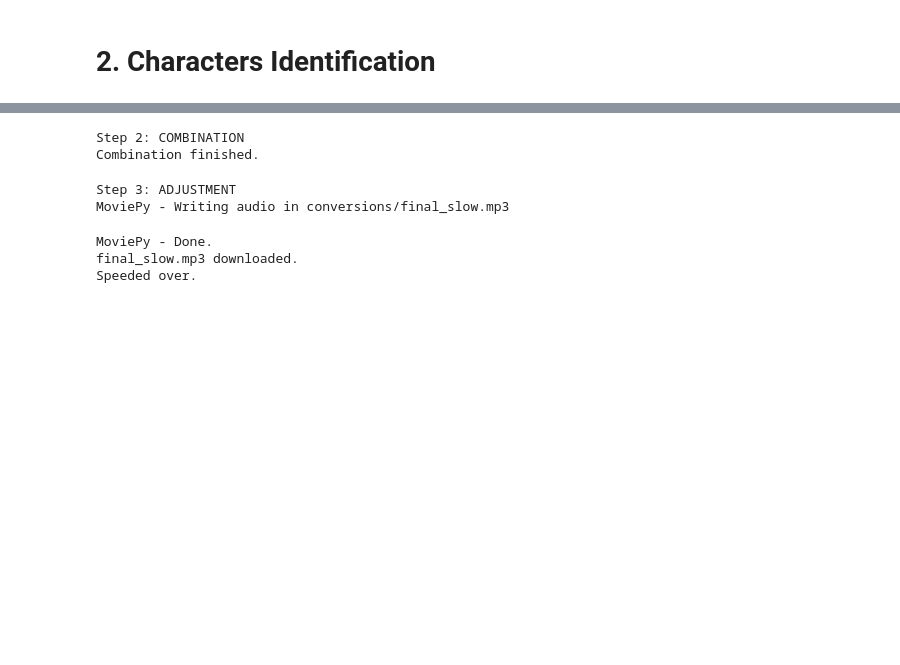
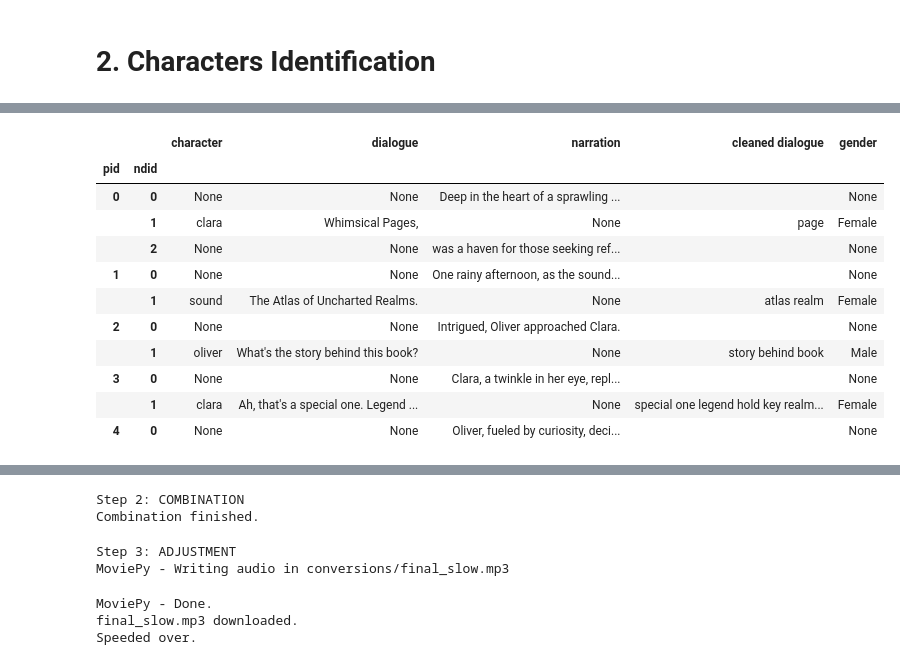
Before and after one commit to ArpanMahatra1999/AI-Storytelling, a Jupyter notebook: main.ipynb, the cells around one changed output, grey strips where cells are left out. Drawn from its saved outputs; the diff is of its cells as text; code cells hidden in the pictures; blank space fills up the shorter version.

```diff
--- a/main.ipynb
+++ b/main.ipynb
@@ -209,0 +306,29 @@ df_characters.head(10)
+# %%
+# creating sparse matrix for transformed values and array
+sparse_matrix = loaded_cv.transform(df_lines['cleaned dialogue'])
+sparse_matrix_array = sparse_matrix.toarray()
+# %%
+# loading gender model
+loaded_model = joblib.load('attributes/gender/gender_model.joblib')
+# %%
+# defining X and predicting
+df_lines['gender'] = loaded_model.predict(sparse_matrix_array)
+# %%
+# define gender as None if dialogue is None
+df_lines['gender'] = df_lines.apply(lambda row: None if pd.isna(row['dialogue']) else row['gender'], axis=1)
+# %%
+# top 10 rows
+df_lines.head(10)
+# %% [output]
+|  |  | character | dialogue | narration | cleaned dialogue | gender |
+| pid | ndid |  |  |  |  |  |
+| 0 | 0 | None | None | Deep in the heart of a sprawling ... |  | None |
+|  | 1 | clara | Whimsical Pages, | None | page | Female |
+|  | 2 | None | None | was a haven for those seeking ref... |  | None |
+| 1 | 0 | None | None | One rainy afternoon, as the sound... |  | None |
+|  | 1 | sound | The Atlas of Uncharted Realms. | None | atlas realm | Female |
+| 2 | 0 | None | None | Intrigued, Oliver approached Clara. |  | None |
+|  | 1 | oliver | What's the story behind this book? | None | story behind book | Male |
+| 3 | 0 | None | None | Clara, a twinkle in her eye, repl... |  | None |
+|  | 1 | clara | Ah, that's a special one. Legend ... | None | special one legend hold key realm... | Female |
+| 4 | 0 | None | None | Oliver, fueled by curiosity, deci... |  | None |
```
Also changed, not shown: parts of 28 cells of this notebook, 4 other files.
